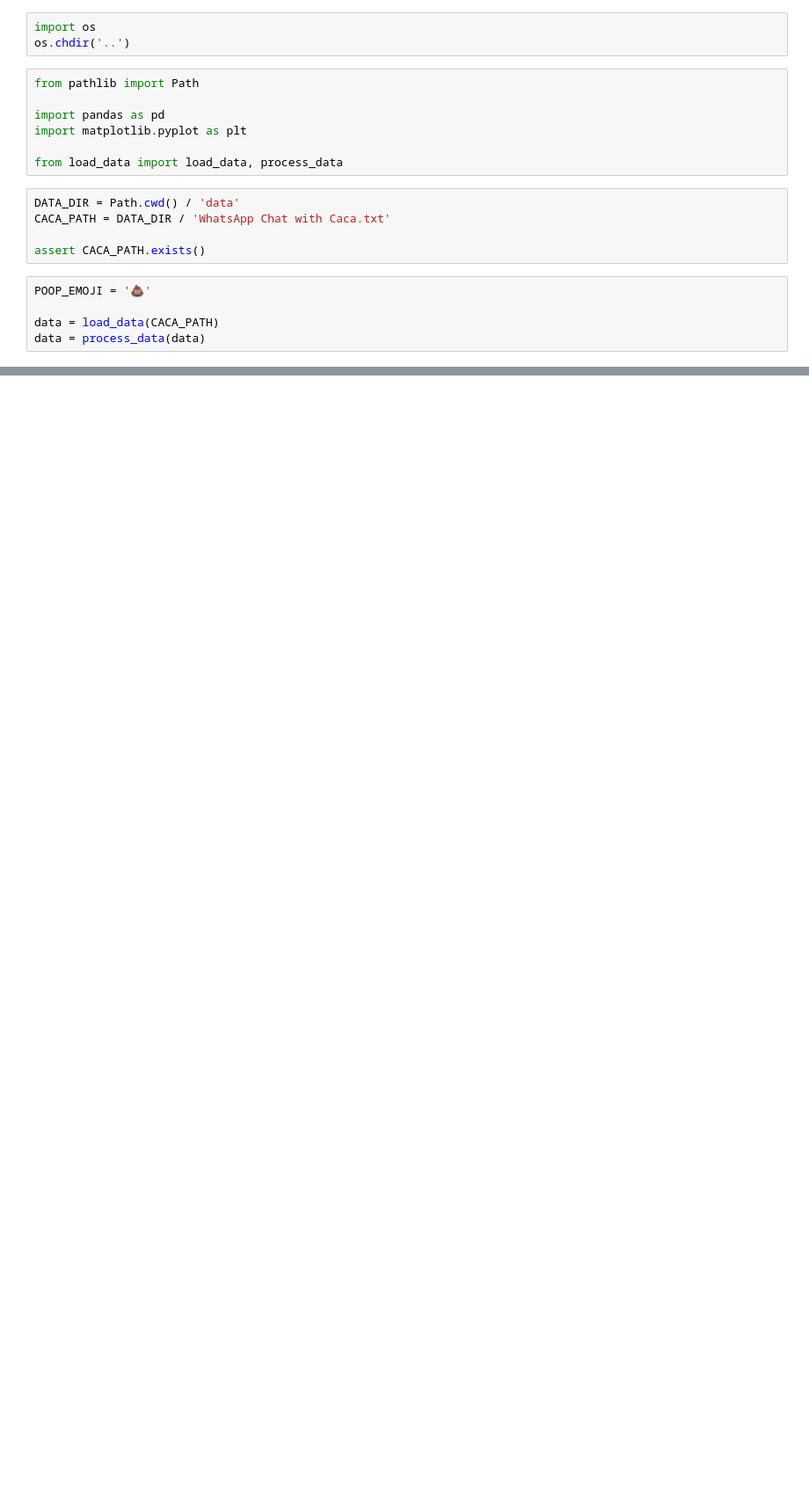
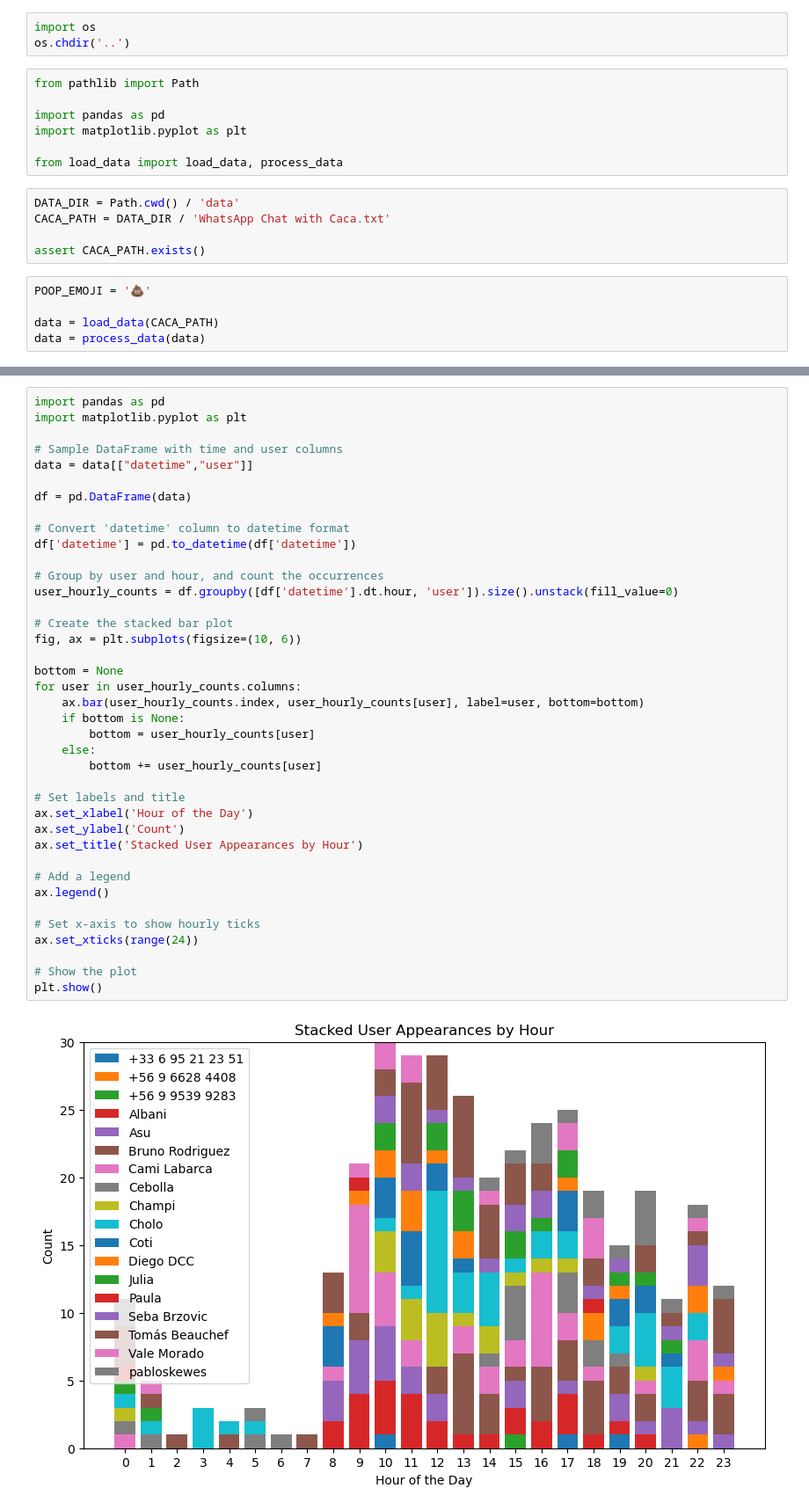
Before and after one commit to pabloskewes/poopanalytics, a Jupyter notebook: notebooks/caca.ipynb, the cells around one changed output, grey strips where cells are left out. Shown at 88% size. Drawn from its saved outputs; the diff is of its cells as text; blank space fills up the shorter version.

Commit message:
add: new data aggregation

```diff
--- a/notebooks/caca.ipynb
+++ b/notebooks/caca.ipynb
@@ -28,0 +45,41 @@ Text(0.5, 1.0, 'Poop Emoji Count by User')
+# %%
+import pandas as pd
+import matplotlib.pyplot as plt
+
+# Sample DataFrame with time and user columns
+data = data[["datetime","user"]]
+
+df = pd.DataFrame(data)
+
+# Convert 'datetime' column to datetime format
+df['datetime'] = pd.to_datetime(df['datetime'])
+
+# Group by user and hour, and count the occurrences
+user_hourly_counts = df.groupby([df['datetime'].dt.hour, 'user']).size().unstack(fill_value=0)
+
+# Create the stacked bar plot
+fig, ax = plt.subplots(figsize=(10, 6))
+
+bottom = None
+for user in user_hourly_counts.columns:
+    ax.bar(user_hourly_counts.index, user_hourly_counts[user], label=user, bottom=bottom)
+    if bottom is None:
+        bottom = user_hourly_counts[user]
+    else:
+        bottom += user_hourly_counts[user]
+
+# Set labels and title
+ax.set_xlabel('Hour of the Day')
+ax.set_ylabel('Count')
+ax.set_title('Stacked User Appearances by Hour')
+
+# Add a legend
+ax.legend()
+
+# Set x-axis to show hourly ticks
+ax.set_xticks(range(24))
+
+# Show the plot
+plt.show()
+# %% [output]
+[figure, added]
```
Also changed, not shown: parts of 4 cells of this notebook, 2 other files.
